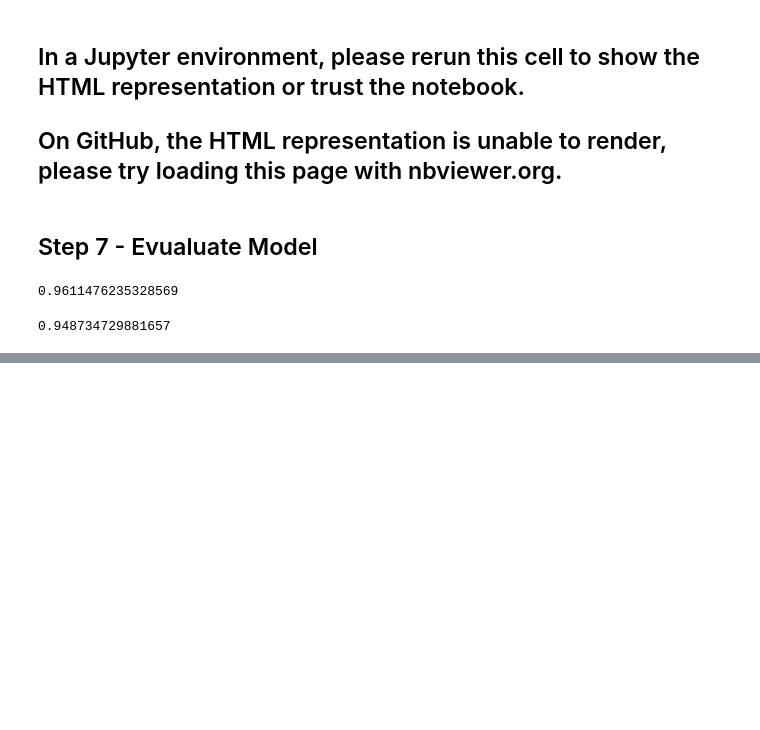
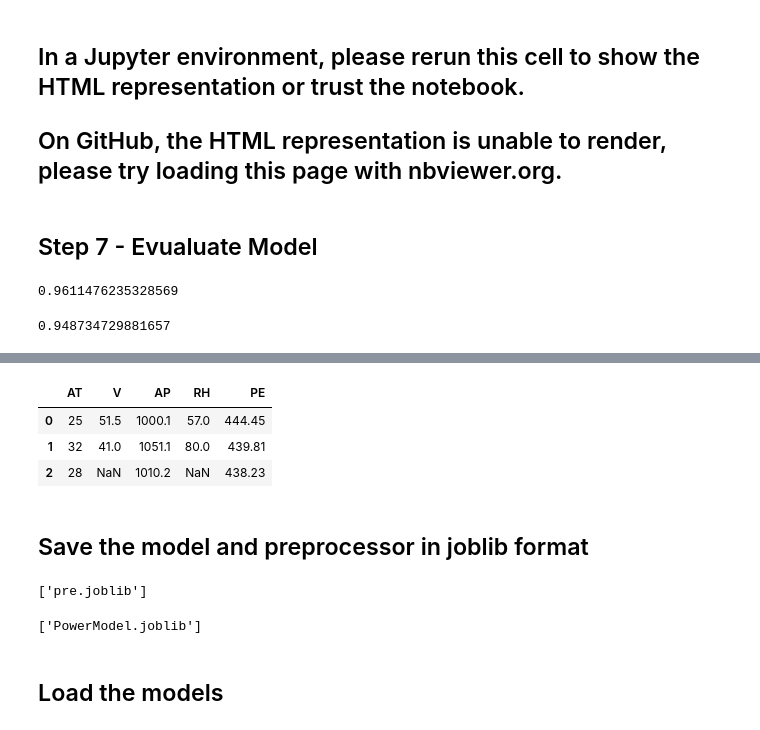
Before and after one commit to Tejal221293/Wakad-Weekend-9-11-am, a Jupyter notebook: 10 Decision Tree Regression/DTR.ipynb, the cells around one changed output, grey strips where cells are left out. Drawn from its saved outputs; the diff is of its cells as text; code cells hidden in the pictures; blank space fills up the shorter version.

```diff
--- a/10 Decision Tree Regression/DTR.ipynb
+++ b/10 Decision Tree Regression/DTR.ipynb
@@ -260,0 +404,7 @@ best_dtr.score(xtest, ytest)
+# %%
+xnew
+# %% [output]
+|  | AT | V | AP | RH | PE |
+| 0 | 25 | 51.5 | 1000.1 | 57.0 | 444.45 |
+| 1 | 32 | 41.0 | 1051.1 | 80.0 | 439.81 |
+| 2 | 28 | NaN | 1010.2 | NaN | 438.23 |
@@ -260,0 +413,14 @@ best_dtr.score(xtest, ytest)
+# %% [markdown]
+## Save the model and preprocessor in joblib format
+# %%
+import joblib
+
+joblib.dump(num_pipe, "pre.joblib")
+# %% [output]
+['pre.joblib']
+# %%
+joblib.dump(best_dtr, "PowerModel.joblib")
+# %% [output]
+['PowerModel.joblib']
+# %% [markdown]
+## Load the models
```
Also changed, not shown: parts of 31 cells of this notebook, 4 other files.
